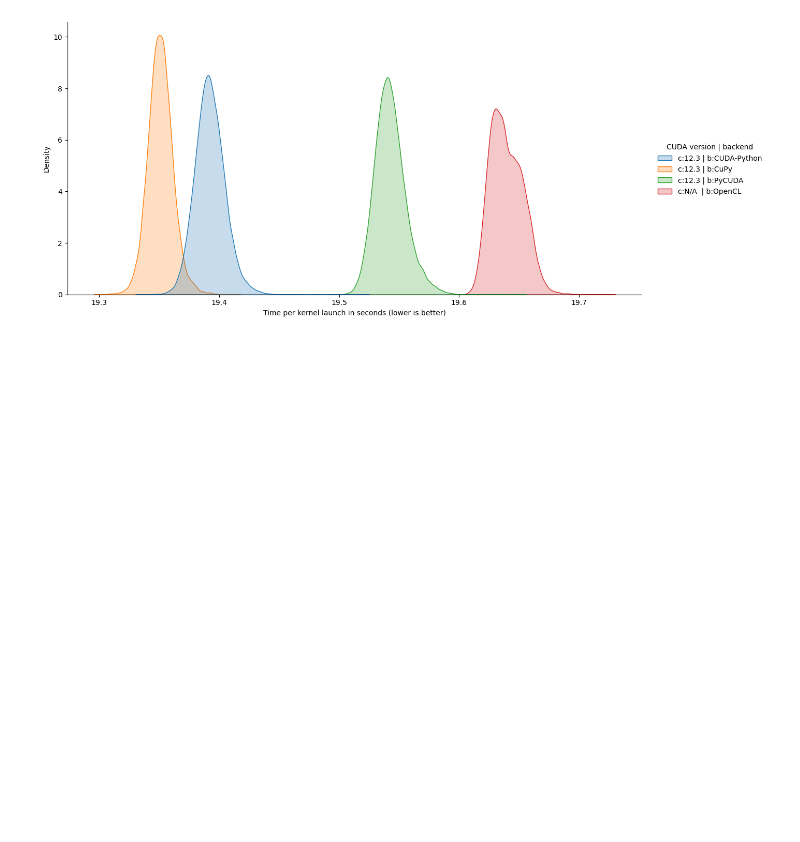
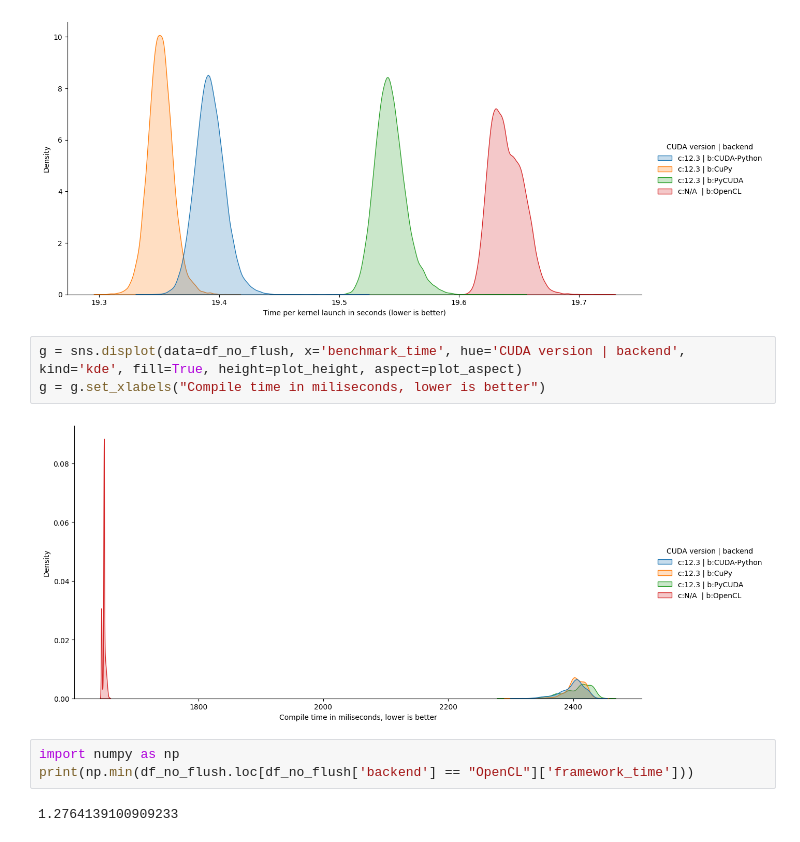
Before and after one commit to fjwillemsen/kernel_tuner_paper, a Jupyter notebook: test_backends.ipynb, the cells around one changed output. Saved outputs shown, nothing was run; the diff lists cells and outputs as text; blank space fills up the shorter version.

```diff
--- a/test_backends.ipynb
+++ b/test_backends.ipynb
@@ -215,3 +220,13 @@ Though strongly reduced, the effect has not entirely been removed.
 plot_histogram_times(df_times)
 # %% [output]
 [figure]
+# %%
+g = sns.displot(data=df_no_flush, x='benchmark_time', hue='CUDA version | backend', kind='kde', fill=True, height=plot_height, aspect=plot_aspect)
+g = g.set_xlabels("Compile time in miliseconds, lower is better")
+# %% [output]
+[figure, added]
+# %%
+import numpy as np
+print(np.min(df_no_flush.loc[df_no_flush['backend'] == "OpenCL"]['framework_time']))
+# %% [output]
+1.2764139100909233
```
Also changed, not shown: parts of 1 cell of this notebook.
